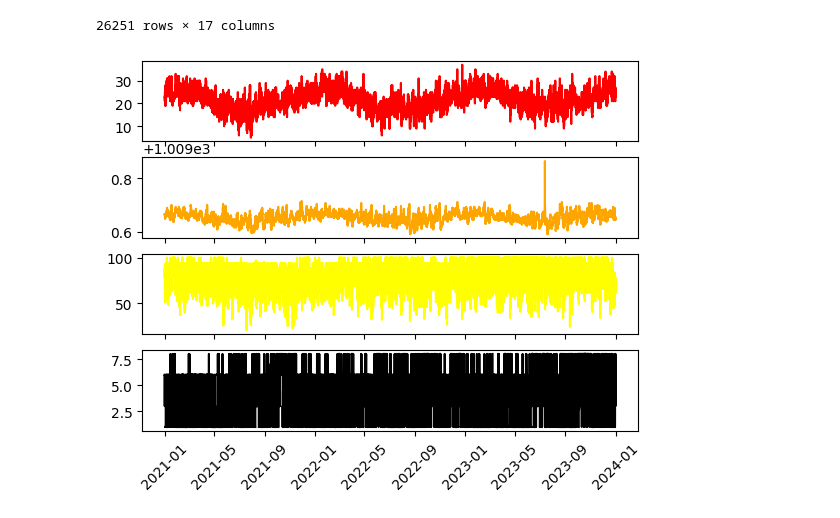
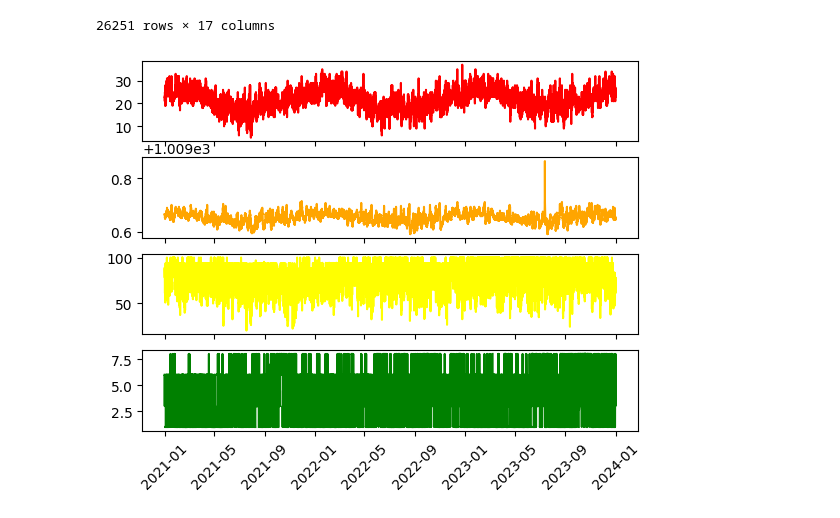
Before and after one commit to BarbaraGirardi07/ENS5173_Barbara, a Jupyter notebook: Atividade02.ipynb, the cells around one changed output. Cells and saved outputs as stored; diff of their text form; code cells hidden in the pictures.

```diff
--- a/Atividade02.ipynb
+++ b/Atividade02.ipynb
@@ -100,12 +100,12 @@ Name: datetime, Length: 26251, dtype: datetime64[ns]
 # %%
 #Analisando os dados através de figuras
 import matplotlib.pyplot as plt
 
 fig,ax = plt.subplots(4, sharex = True)
 ax[0].plot(metSuperficie['datetime'],metSuperficie['temp'], color = 'red')
 ax[1].plot(metSuperficie['datetime'],metSuperficie['p'], color = 'orange')
 ax[2].plot(metSuperficie['datetime'],metSuperficie['relh'], color = 'yellow')
-ax[3].plot(metSuperficie['datetime'],metSuperficie['cco'], color = 'black')
+ax[3].plot(metSuperficie['datetime'],metSuperficie['cco'], color = 'green')
 ax[3].tick_params(axis='x', rotation = 45)
 # %% [output]
-[figure, old version]
+[figure, new version]
```
Also changed, not shown: parts of 13 cells of this notebook.
